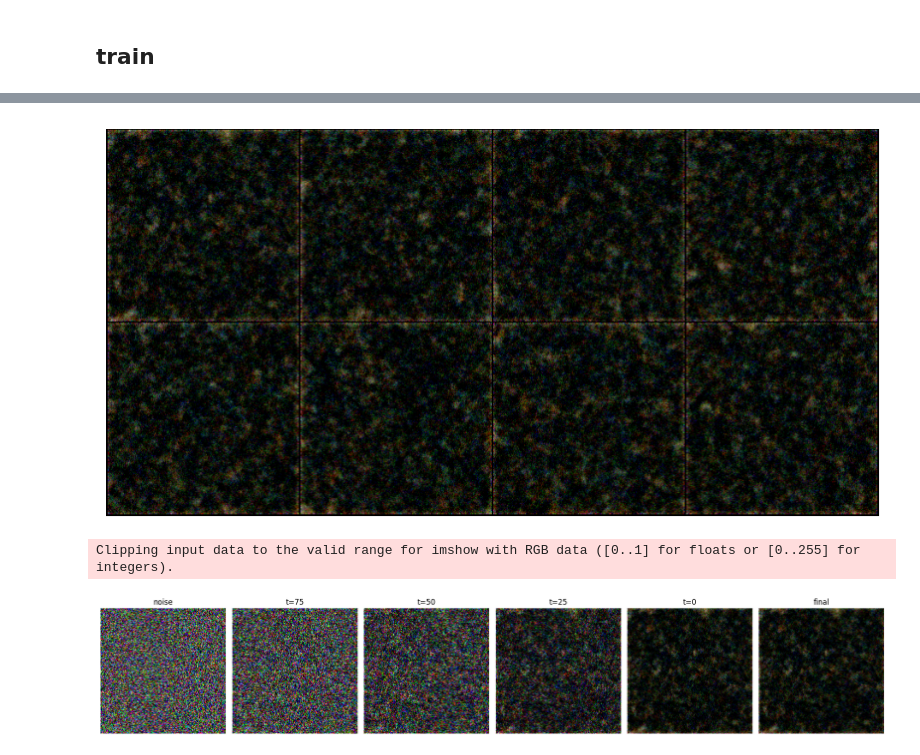
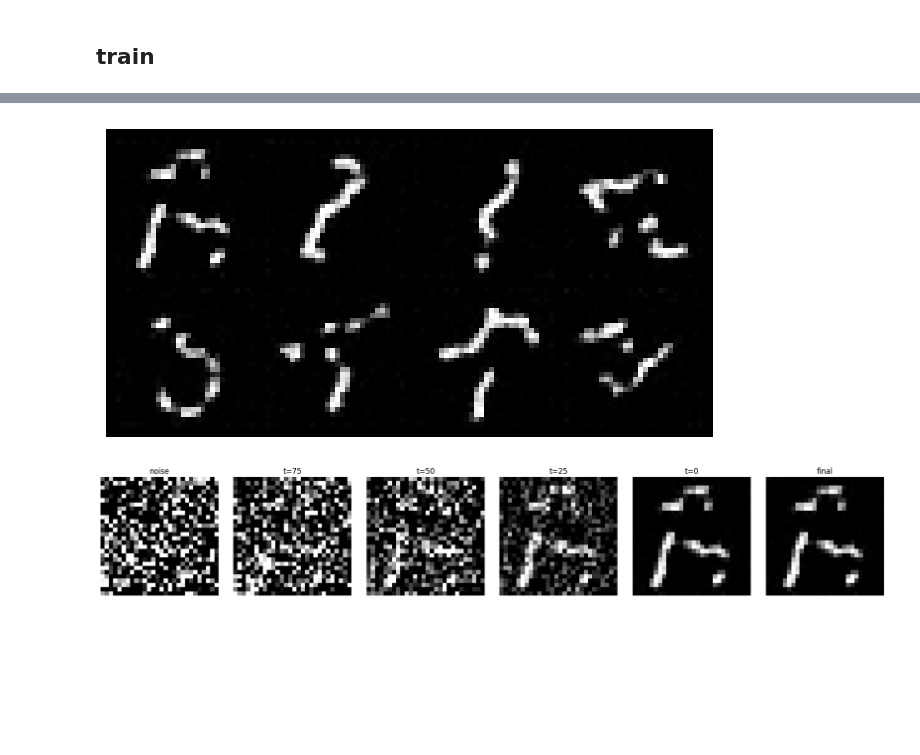
Before and after one commit to JimHsu0007/Learn_ML, a Jupyter notebook: pixel_diffusion.ipynb, the cells around one changed output, grey strips where cells are left out. Cells and saved outputs as stored; diff of their text form; code cells hidden in the pictures; blank space fills up the shorter version.

```diff
--- a/pixel_diffusion.ipynb
+++ b/pixel_diffusion.ipynb
@@ -119,12 +118,16 @@ def q_sample(x0, t, alpha_bars, noise):
 import torchvision.transforms as transforms
 import torchvision.datasets as datasets
 from torch.utils.data import DataLoader
-image_dir = "/Users/jim/.cache/kagglehub/datasets/anthonytherrien/dog-vs-cat/versions/3/animals"
+
+image_size = 28
+image_channels = 1
+batch_size = 128
+
 tf = transforms.Compose([
-    transforms.Resize((224, 224)),
     transforms.ToTensor(),
 ])
-dataset = datasets.ImageFolder(root = image_dir, transform=tf)
-print(len(dataset))
-dataloader = DataLoader(dataset, batch_size=16, shuffle=True)
+
+dataset = datasets.MNIST(root="data", train=True, transform=tf, download=False)
+dataloader = DataLoader(dataset, batch_size=batch_size, shuffle=True, num_workers=0)
+print(f"MNIST train samples: {len(dataset)}")
 # %% [output]
@@ -139,7 +142,7 @@ betas = linear_beta_schedule(T).to(device)
 alphas = 1.0 - betas
 alpha_bars = torch.cumprod(alphas, dim=0).to(device)
 
-model = Unet(in_ch=3, base_ch=64, time_emb=128).to(device)
+model = Unet(in_ch=image_channels, base_ch=64, time_emb=128).to(device)
 optimizer = torch.optim.Adam(model.parameters(), lr=1e-4)
 
 epochs = 5
@@ -153,16 +156,16 @@ for epoch in range(epochs):
 
         B = x0.size(0)
 
-        # 隨機抽 timestep
+        # sample a random timestep for each image
         t = torch.randint(0, T, (B,), device=device)
 
-        # 真實高斯噪聲
+        # add Gaussian noise
         noise = torch.randn_like(x0)
 
         # forward diffusion: x0 -> xt
         xt = q_sample(x0, t, alpha_bars, noise)
 
-        # U-Net 預測噪聲
+        # U-Net predicts the added noise
         pred_noise = model(xt, t)
 
         # loss
@@ -185,7 +188,7 @@ Epoch 5/5, loss = 0.1056
 # %%
 from pathlib import Path
-save_path = Path("diffusion.pth")
-torch.save(model.state_dict(),save_path)
+save_path = Path("mnist_diffusion.pth")
+torch.save(model.state_dict(), save_path)
 # %%
 import matplotlib.pyplot as plt
 from torchvision.utils import make_grid, save_image
@@ -203,9 +206,9 @@ def p_sample(model, xt, t, betas, alphas, alpha_bars):
     nonzero_mask = (t > 0).float().view(-1, 1, 1, 1)
     return mean + nonzero_mask * torch.sqrt(beta_t) * noise
 
-def sample_images(model, n_samples, image_size, device, betas, alphas, alpha_bars, capture_steps=None):
+def sample_images(model, n_samples, image_size, device, betas, alphas, alpha_bars, image_channels=1, capture_steps=None):
     model.eval()
-    xt = torch.randn(n_samples, 3, image_size, image_size, device=device)
+    xt = torch.randn(n_samples, image_channels, image_size, image_size, device=device)
     history = {"noise": xt.detach().cpu()}
     capture_steps = set(capture_steps or [])
     with torch.no_grad():
@@ -220,34 +223,34 @@ def sample_images(model, n_samples, image_size, device, betas, alphas, alpha_bar
 # %%
 model.load_state_dict(torch.load(save_path, map_location=device))
 samples, history = sample_images(
     model=model,
     n_samples=8,
-    image_size=224,
+    image_size=image_size,
     device=device,
     betas=betas,
     alphas=alphas,
     alpha_bars=alpha_bars,
+    image_channels=image_channels,
     capture_steps=[75, 50, 25, 0],
 )
 
 grid = make_grid(samples, nrow=4)
-save_image(samples, "diffusion_samples.png", nrow=4)
+save_image(samples, "mnist_diffusion_samples.png", nrow=4)
 
-plt.figure(figsize=(10, 10))
-plt.imshow(grid.permute(1, 2, 0).cpu())
+plt.figure(figsize=(8, 4))
+plt.imshow(grid.permute(1, 2, 0).cpu(), cmap="gray")
 plt.axis("off")
 plt.show()
 
 stages = ["noise", "t=75", "t=50", "t=25", "t=0", "final"]
-fig, axes = plt.subplots(1, len(stages), figsize=(18, 4))
+fig, axes = plt.subplots(1, len(stages), figsize=(18, 3))
 for ax, stage in zip(axes, stages):
-    image = history[stage][0].permute(1, 2, 0)
-    ax.imshow(image)
+    image = history[stage][0].squeeze(0)
+    ax.imshow(image, cmap="gray", vmin=0, vmax=1)
     ax.set_title(stage)
     ax.axis("off")
 plt.tight_layout()
 plt.show()
 # %% [output]
-[figure, old version]
+[figure, new version]
-Clipping input data to the valid range for imshow with RGB data ([0..1] for floats or [0..255] for integers).
-[figure, old version]
+[figure, new version]
```
Also changed, not shown: parts of 4 cells of this notebook.
